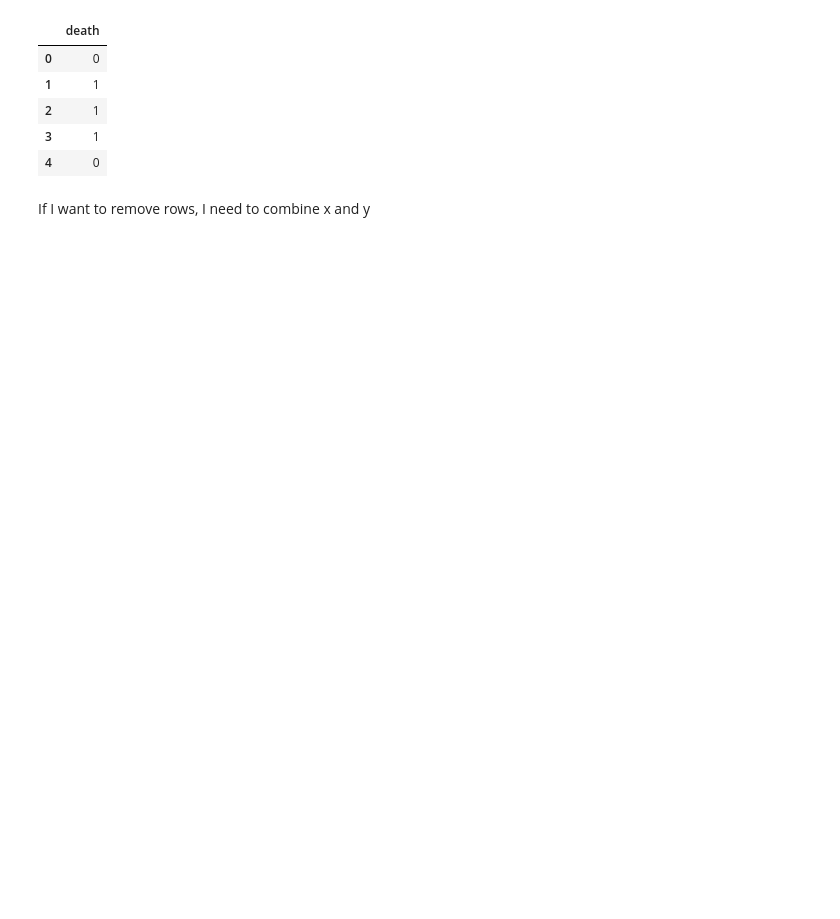
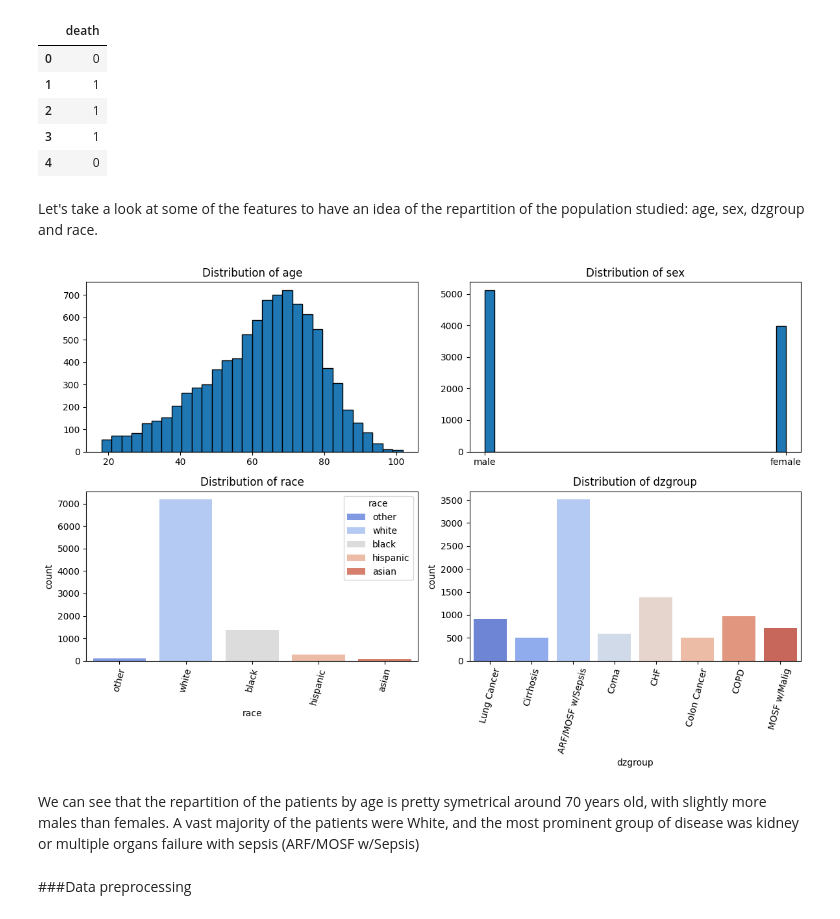
Before and after one commit to MarieTKD/support2, a Jupyter notebook: regression_support2.ipynb, the cells around one changed output. Drawn from its saved outputs; the diff is of its cells as text; code cells hidden in the pictures; blank space fills up the shorter version.

```diff
--- a/regression_support2.ipynb
+++ b/regression_support2.ipynb
@@ -82,8 +109,0 @@ I will use these numbers to fill-in the missing values then remove the rows with
-# %%
-X['alb'] = X['alb'].fillna(3.5)
-X['pafi'] = X['pafi'].fillna(333.3)
-X['bili'] = X['bili'].fillna(1.01)
-X['crea'] = X['crea'].fillna(1.01)
-X['bun'] = X['bun'].fillna(6.51)
-X['wblc'] = X['wblc'].fillna(9000)
-X['urine'] = X['urine'].fillna(2502)
@@ -122,5 +151,34 @@ y.head()
 | 2 | 1 |
 | 3 | 1 |
 | 4 | 0 |
-# %% [markdown]
-If I want to remove rows, I need to combine x and y
+# %% [markdown]
+Let's take a look at some of the features to have an idea of the repartition of the population studied: age, sex, dzgroup and race.
+# %%
+features = ['age', 'sex']
+cat_feat = ['race', 'dzgroup']
+
+# Create a 2x2 subplot grid
+fig, axes = plt.subplots(2, 2, figsize=(12, 8))
+
+# Loop through features and plot histograms
+for i, feature in enumerate(features):
+    row, col = divmod(i, 2)  # Get row and column index
+    axes[row, col].hist(X[feature], bins=30, edgecolor='black')
+    axes[row, col].set_title(f"Distribution of {feature}")
+
+for i, feature in enumerate(cat_feat):
+    row, col = divmod(i + len(features), 2)  # Adjust index for 2nd row
+    sns.countplot(x=X[feature], ax=axes[row, col], palette='coolwarm', hue=X[feature])
+    axes[row, col].set_title(f"Count of {feature}")
+    axes[row, col].tick_params(axis='x', rotation=75)
+    axes[row, col].set_title(f"Distribution of {feature}")
+
+# Adjust layout for better readability
+plt.tight_layout()
+plt.show()
+# %% [output]
+[figure, added]
+# %% [markdown]
+We can see that the repartition of the patients by age is pretty symetrical around 70 years old, with slightly more males than females. A vast majority of the patients were White, and the most prominent group of disease was kidney or multiple organs failure with sepsis (ARF/MOSF w/Sepsis)
+# %% [markdown]
+###Data preprocessing
```
Also changed, not shown: parts of 38 cells of this notebook.
